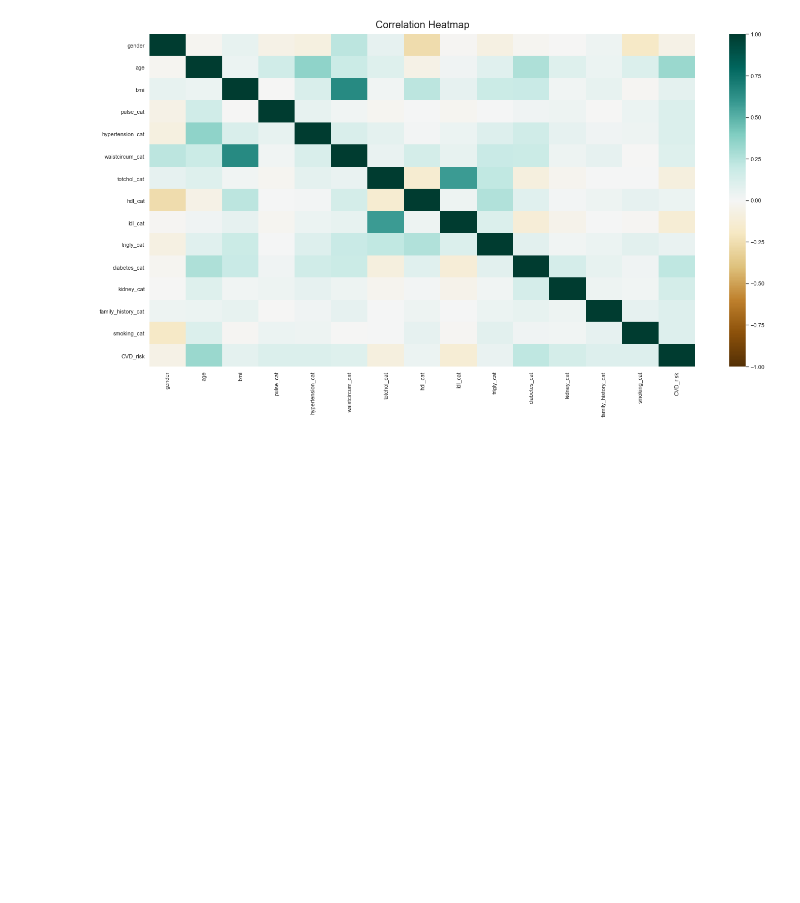
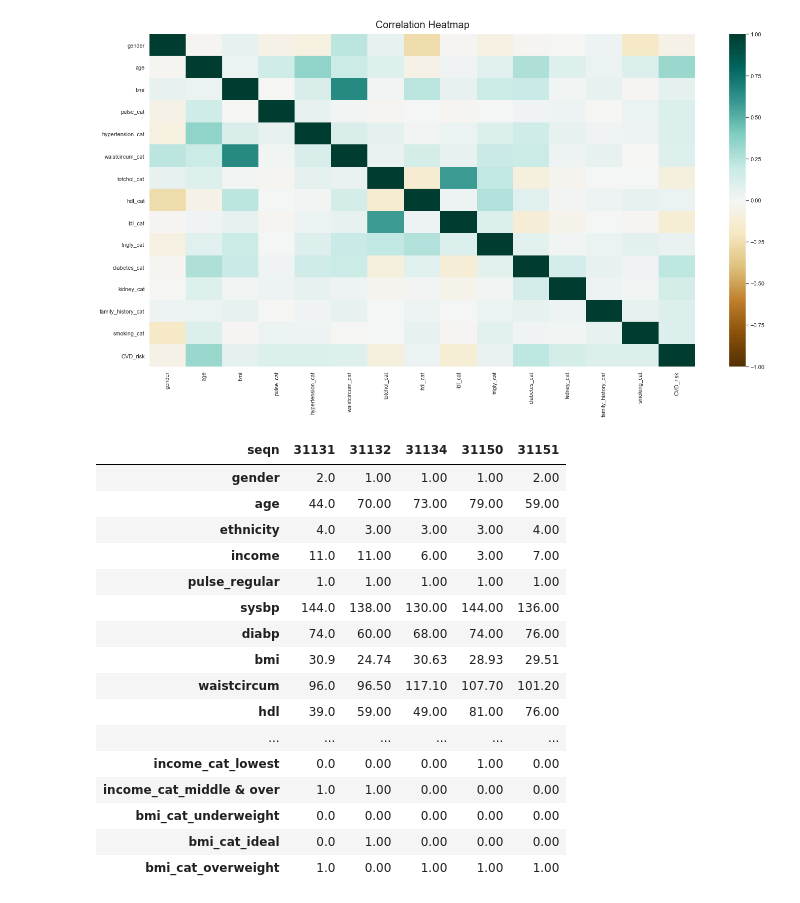
Before and after one commit to richasethi3/CVD_Prediction, a Jupyter notebook: CVD Prediction-Exploratory Data Analysis.ipynb, the cells around one changed output. Cells and saved outputs as stored; diff of their text form; code cells hidden in the pictures; blank space fills up the shorter version.

```diff
--- a/CVD Prediction-Exploratory Data Analysis.ipynb
+++ b/CVD Prediction-Exploratory Data Analysis.ipynb
@@ -1116,3 +1118,23 @@ heatmap = sns.heatmap(corr, vmin=-1, vmax=1, cmap='BrBG')
 heatmap.set_title('Correlation Heatmap', fontdict={'fontsize':20}, pad=12);
 # %% [output]
 [figure]
+# %%
+df_dummies.head().T
+# %% [output]
+| seqn | 31131 | 31132 | 31134 | 31150 | 31151 |
+| gender | 2.0 | 1.00 | 1.00 | 1.00 | 2.00 |
+| age | 44.0 | 70.00 | 73.00 | 79.00 | 59.00 |
+| ethnicity | 4.0 | 3.00 | 3.00 | 3.00 | 4.00 |
+| income | 11.0 | 11.00 | 6.00 | 3.00 | 7.00 |
+| pulse_regular | 1.0 | 1.00 | 1.00 | 1.00 | 1.00 |
+| sysbp | 144.0 | 138.00 | 130.00 | 144.00 | 136.00 |
+| diabp | 74.0 | 60.00 | 68.00 | 74.00 | 76.00 |
+| bmi | 30.9 | 24.74 | 30.63 | 28.93 | 29.51 |
+| waistcircum | 96.0 | 96.50 | 117.10 | 107.70 | 101.20 |
+| hdl | 39.0 | 59.00 | 49.00 | 81.00 | 76.00 |
+| ... | ... | ... | ... | ... | ... |
+| income_cat_lowest | 0.0 | 0.00 | 0.00 | 1.00 | 0.00 |
+| income_cat_middle & over | 1.0 | 1.00 | 0.00 | 0.00 | 0.00 |
+| bmi_cat_underweight | 0.0 | 0.00 | 0.00 | 0.00 | 0.00 |
+| bmi_cat_ideal | 0.0 | 1.00 | 0.00 | 0.00 | 0.00 |
+| bmi_cat_overweight | 1.0 | 0.00 | 1.00 | 1.00 | 1.00 |
```
Also changed, not shown: parts of 4 cells of this notebook.
